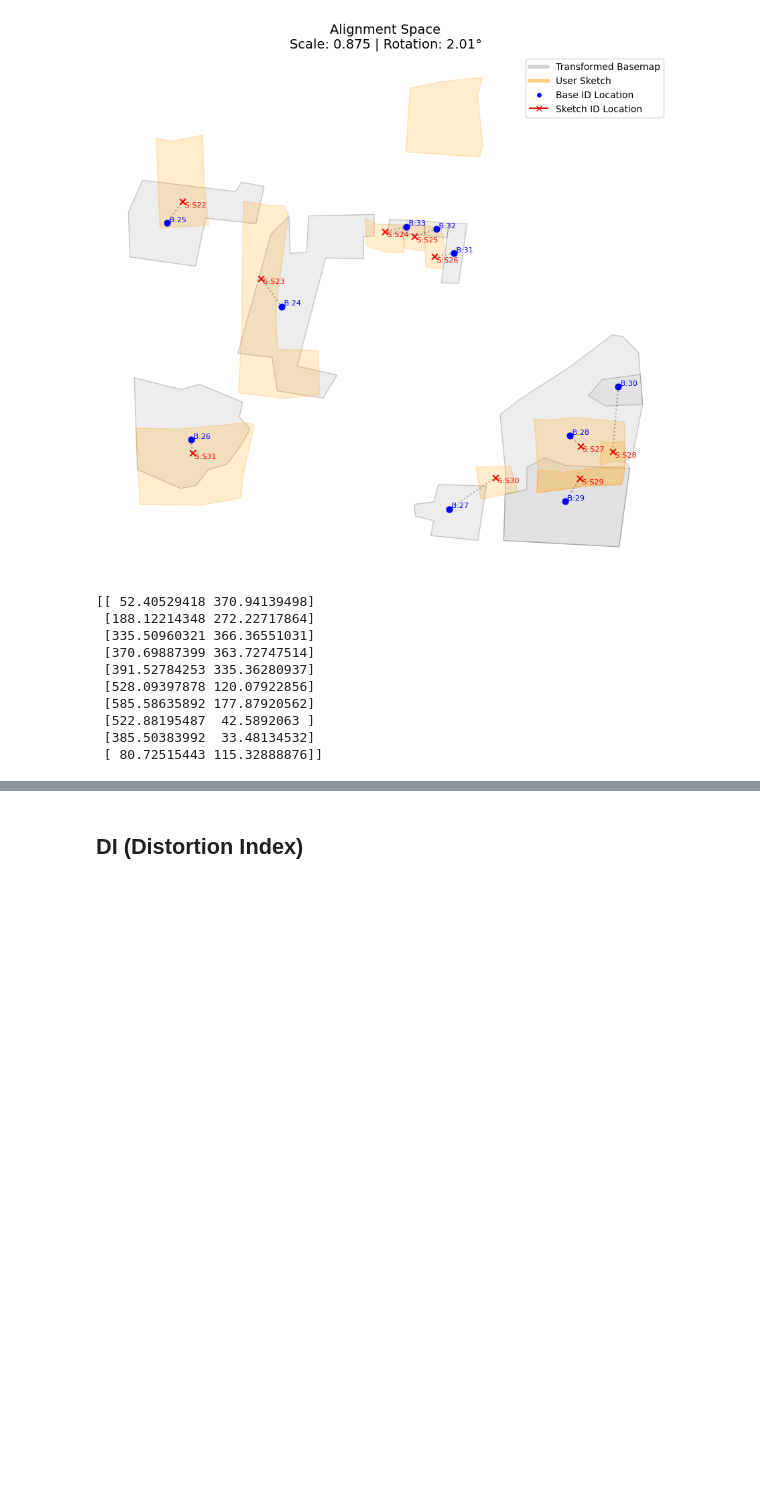
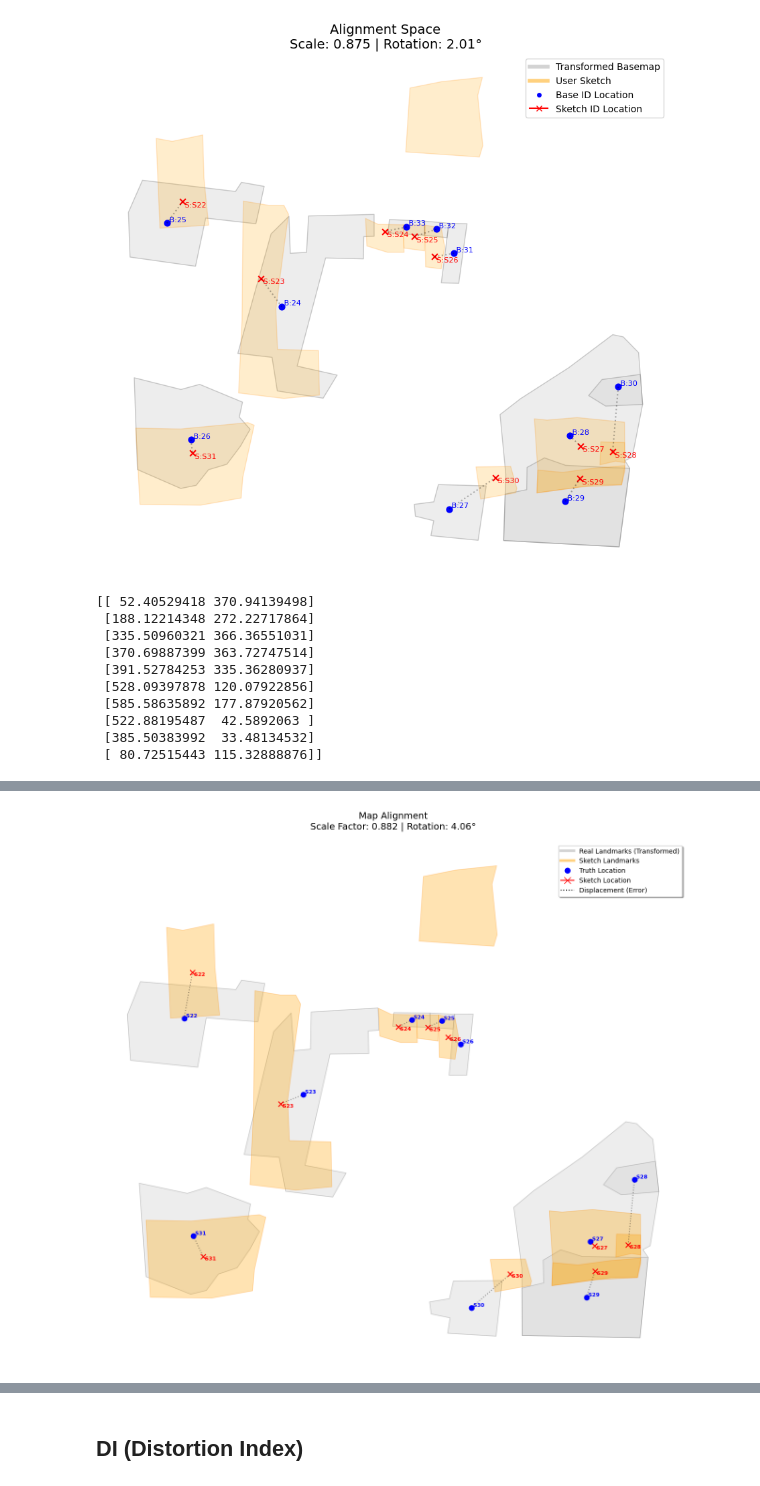
Before and after one commit to ajay-sheokand/SketchMap, a Jupyter notebook: sketchmap_BDR.ipynb, the cells around one changed output, grey strips where cells are left out. Drawn from its saved outputs; the diff is of its cells as text; code cells hidden in the pictures; blank space fills up the shorter version.

Commit message:
added: angular accuracy and rotational bias

```diff
--- a/sketchmap_BDR.ipynb
+++ b/sketchmap_BDR.ipynb
@@ -404,0 +407,99 @@ print(predicted_Y)
+# %%
+import matplotlib.pyplot as plt
+from skimage import transform
+from shapely.affinity import affine_transform
+import numpy as np
+
+# --- 1. DATA PROCESSING & SYNCHRONIZATION ---
+base_pts = []
+sketch_pts = []
+pair_labels = []
+
+for key, value in sketchmap1_align.items():
+    if key == "checkAlignnum": continue
+
+    b_indices = value['BaseAlign']['0']
+    s_sid = value['SketchAlign']['0'][0]
+
+    b_feats = bsm_landmarks[bsm_landmarks['id'].isin(b_indices)]
+    s_feat = skm_landmarks[skm_landmarks['sid'] == s_sid]
+
+    if not s_feat.empty and not b_feats.empty:
+        # Use representative_point to ensure dots stay inside building footprints
+        b_point = b_feats.geometry.centroid
+        base_pts.append([b_point.x.mean(), b_point.y.mean()])
+
+        s_point = s_feat.geometry.centroid.values[0]
+        sketch_pts.append([s_point.x, s_point.y])
+        pair_labels.append(s_sid)
+
+X = np.array(base_pts)
+Y = np.array(sketch_pts)
+
+# --- 2. BIDIMENSIONAL REGRESSION ---
+tform = transform.SimilarityTransform()
+tform.estimate(X, Y)
+predicted_Y = tform(X)
+
+# --- 3. GEOMETRY TRANSFORMATION ---
+# Move the Real Landmarks into Sketch Space so they overlap for the plot
+m = tform.params
+matrix = [m[0,0], m[0,1], m[1,0], m[1,1], m[0,2], m[1,2]]
+bsm_transformed = bsm_landmarks.copy()
+bsm_transformed['geometry'] = bsm_transformed['geometry'].apply(lambda x: affine_transform(x, matrix))
+
+# IMPORTANT: Strip CRS to prevent "aspect must be finite" error
+bsm_transformed.crs = None
+skm_landmarks.crs = None
+
+# --- 4. PLOTTING ---
+fig, ax = plt.subplots(figsize=(14, 12))
+ax.set_aspect('equal')
+
+# Plot Polygons
+bsm_transformed.plot(ax=ax, color='lightgray', edgecolor='gray', alpha=0.4, label='Real World (Projected)')
+skm_landmarks.plot(ax=ax, color='orange', edgecolor='darkorange', alpha=0.3, label='User Sketch')
+
+# Plot Dots
+# We plot the first one with a label for the legend, then loop the rest
+ax.scatter(predicted_Y[:, 0], predicted_Y[:, 1], color='blue', s=60, marker='o',
+           label='Truth Anchor (Blue)', zorder=5)
+ax.scatter(Y[:, 0], Y[:, 1], color='red', s=60, marker='x',
+           label='Sketch Anchor (Red)', zorder=5)
+
+# Plot Labels and Connectors
+for i in range(len(Y)):
+    label = pair_labels[i]
+
+    # Label the Blue Dot
+    ax.text(predicted_Y[i, 0], predicted_Y[i, 1], f" {label}",
+            color='blue', fontsize=8, fontweight='bold', va='bottom')
+
+    # Label the Red Dot
+    ax.text(Y[i, 0], Y[i, 1], f" {label}",
+            color='red', fontsize=8, fontweight='bold', va='top')
+
+    # Connector line (Error Vector)
+    line, = ax.plot([predicted_Y[i, 0], Y[i, 0]], [predicted_Y[i, 1], Y[i, 1]],
+                    color='black', linestyle=':', alpha=0.4, zorder=4)
+
+# Formatting
+plt.title(f"Map Alignment\nScale Factor: {tform.scale:.3f} | Rotation: {np.degrees(tform.rotation):.2f}°",
+          fontsize=14, pad=20)
+
+# Manually handle legend because geopandas.plot and ax.scatter work differently
+from matplotlib.lines import Line2D
+legend_elements = [
+    Line2D([0], [0], color='lightgray', lw=4, label='Real Landmarks (Transformed)'),
+    Line2D([0], [0], color='orange', lw=4, alpha=0.5, label='Sketch Landmarks'),
+    Line2D([0], [0], marker='o', color='w', markerfacecolor='blue', markersize=10, label='Truth Location'),
+    Line2D([0], [0], marker='x', color='red', markersize=10, label='Sketch Location'),
+    Line2D([0], [0], color='black', linestyle=':', label='Displacement (Error)')
+]
+ax.legend(handles=legend_elements, loc='upper right', frameon=True, shadow=True)
+
+ax.set_axis_off()
+plt.tight_layout()
+plt.show()
+# %% [output]
+[figure, added]
```
Also changed, not shown: parts of 21 cells of this notebook.
